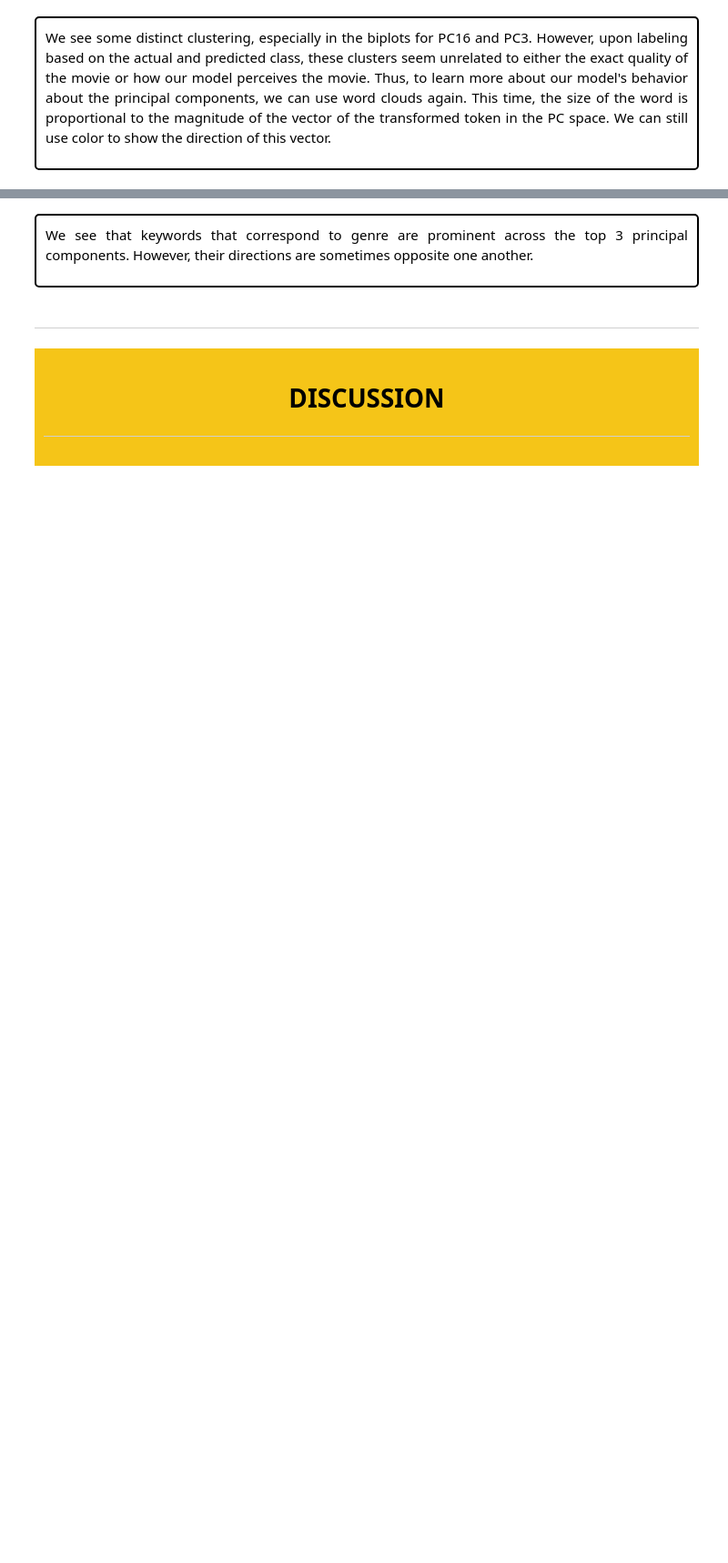
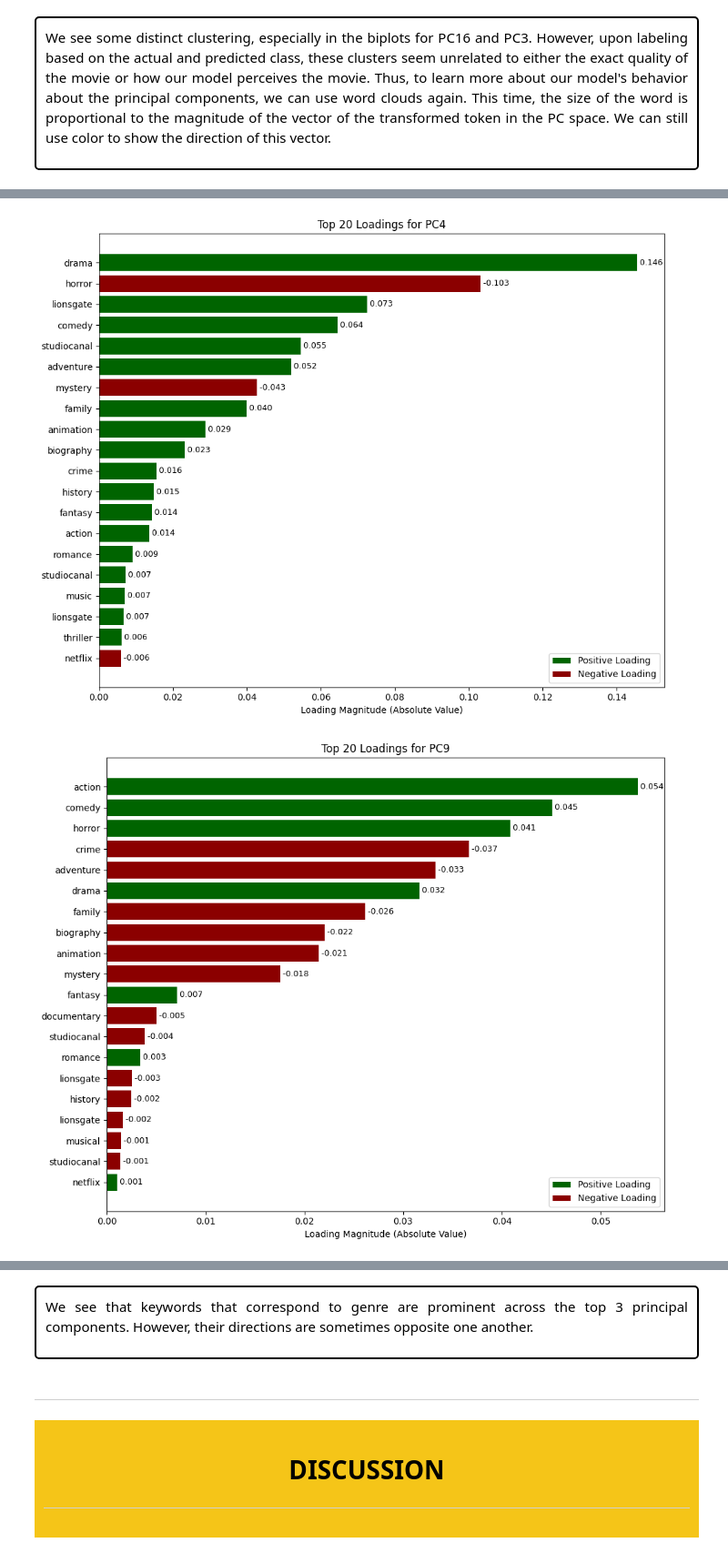
Before and after one commit to 10meters/IMDB-Final-Project, a Jupyter notebook: main.ipynb, the cells around one changed output, grey strips where cells are left out. Shown at 91% size. Saved outputs shown, nothing was run; the diff lists cells and outputs as text; code cells hidden in the pictures; blank space fills up the shorter version.

Commit message:
loadings

```diff
--- a/main.ipynb
+++ b/main.ipynb
@@ -1167,0 +1227,22 @@ for pc in pcs:
+# %%
+X_tokens = x_train_copy[feature_dict['tokens']]
+pcs_scores = pca.transform(X_tokens)
+pcs = [4, 9, 3, 6, 16, 17, 12]  # Your selected PCs (1-based indexing)
+
+for pc in pcs:
+    fig, ax = plot_pc_loadings_final(
+        orig=X_tokens,            # Your original token counts DataFrame
+        pcs=pcs_scores,           # PCA scores matrix
+        feature_names=None,       # Will use column names from X_tokens
+        pc_index=pc-1,            # Convert to 0-based index (PC4 → index 3)
+        top_n=20,                 # Show top 20 loadings
+        horizontal=True,           # Horizontal bars (easier to read)
+        pos_color='darkgreen',     # Positive loadings color
+        neg_color='darkred',       # Negative loadings color
+        title=f'Top 20 Loadings for PC{pc}',  # Dynamic title
+        figsize=(10, 8)           # Width, height in inches
+    )
+    plt.show()  # Display each plot
+# %% [output]
+[figure, added]
+[figure, added]
```
Also changed, not shown: parts of 4 cells of this notebook, 1 other file.
